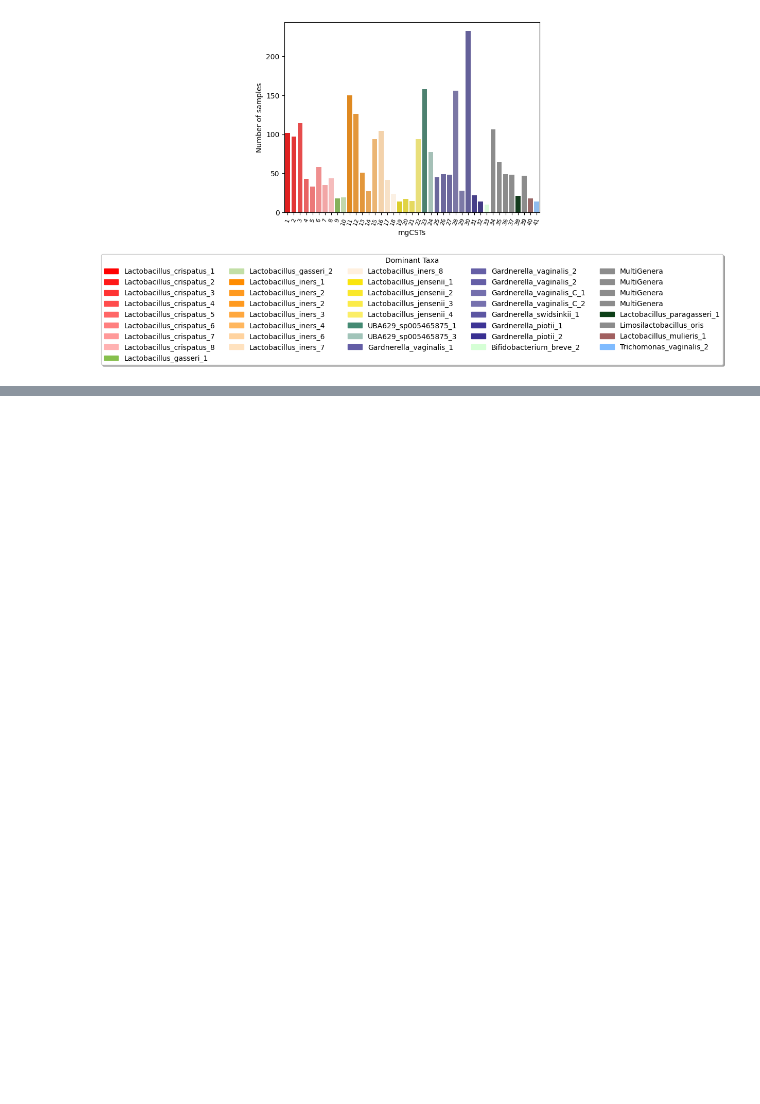
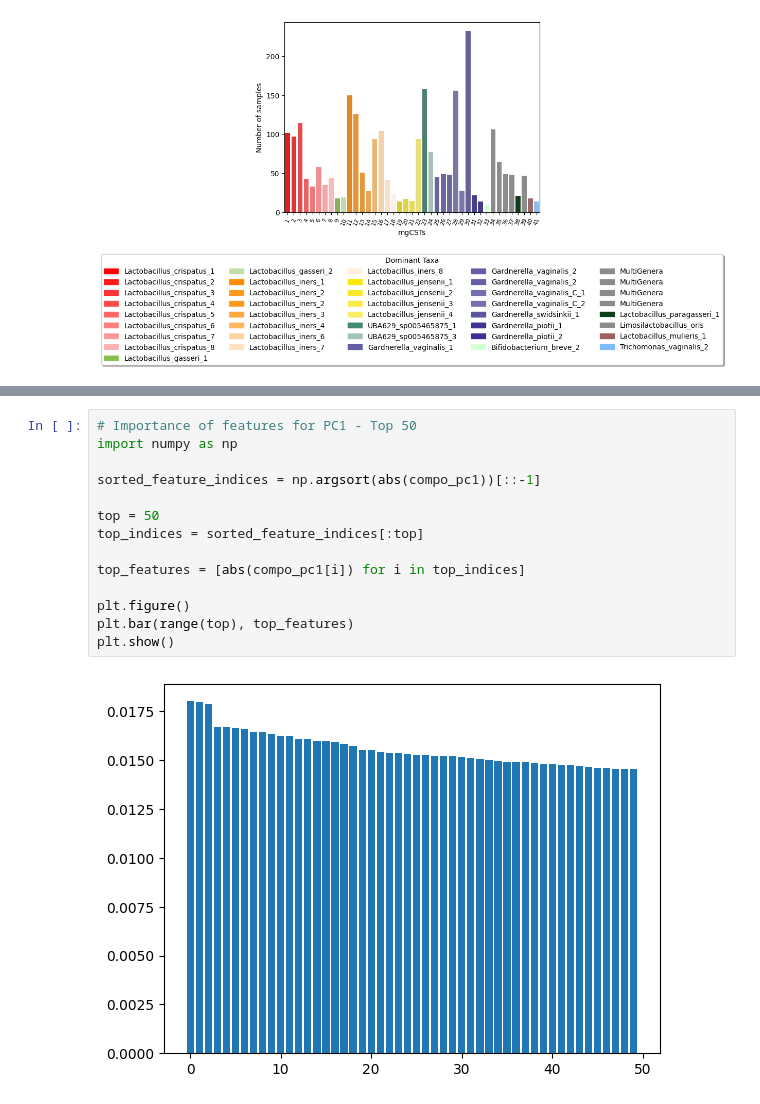
Before and after one commit to AmauryMaros/mgss2, a Jupyter notebook: draft.ipynb, the cells around one changed output, grey strips where cells are left out. Drawn from its saved outputs; the diff is of its cells as text; blank space fills up the shorter version.

```diff
--- a/draft.ipynb
+++ b/draft.ipynb
@@ -165,0 +246,16 @@ g.grid(False)
+# %%
+# Importance of features for PC1 - Top 50
+import numpy as np
+
+sorted_feature_indices = np.argsort(abs(compo_pc1))[::-1]
+
+top = 50
+top_indices = sorted_feature_indices[:top]
+
+top_features = [abs(compo_pc1[i]) for i in top_indices]
+
+plt.figure()
+plt.bar(range(top), top_features)
+plt.show()
+# %% [output]
+[figure, added]
```
Also changed, not shown: parts of 10 cells of this notebook, 4 other files.
